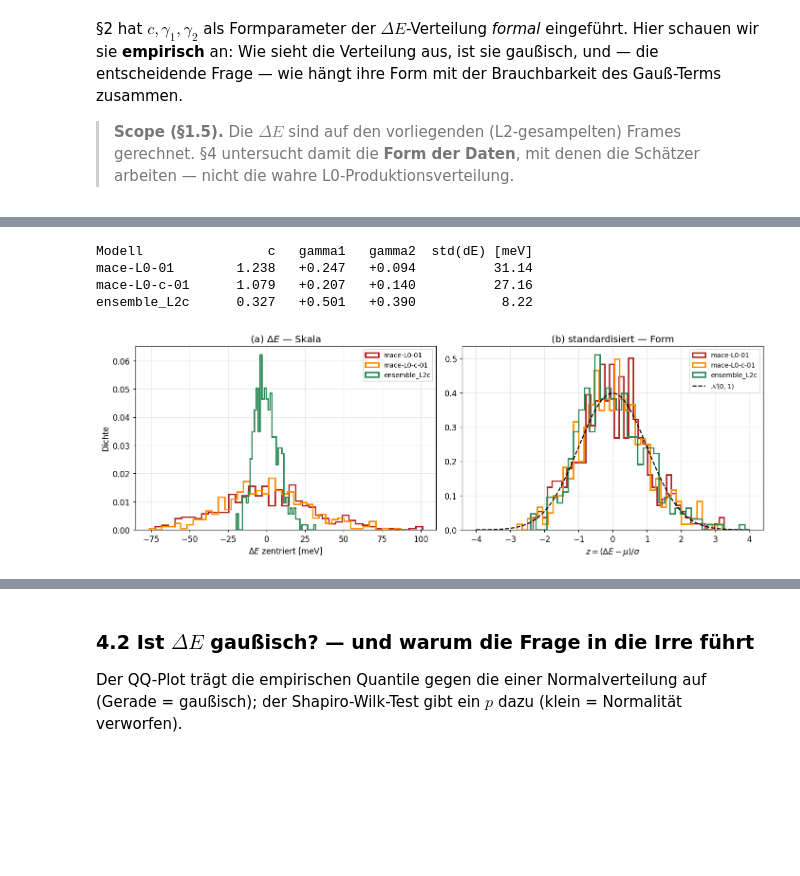
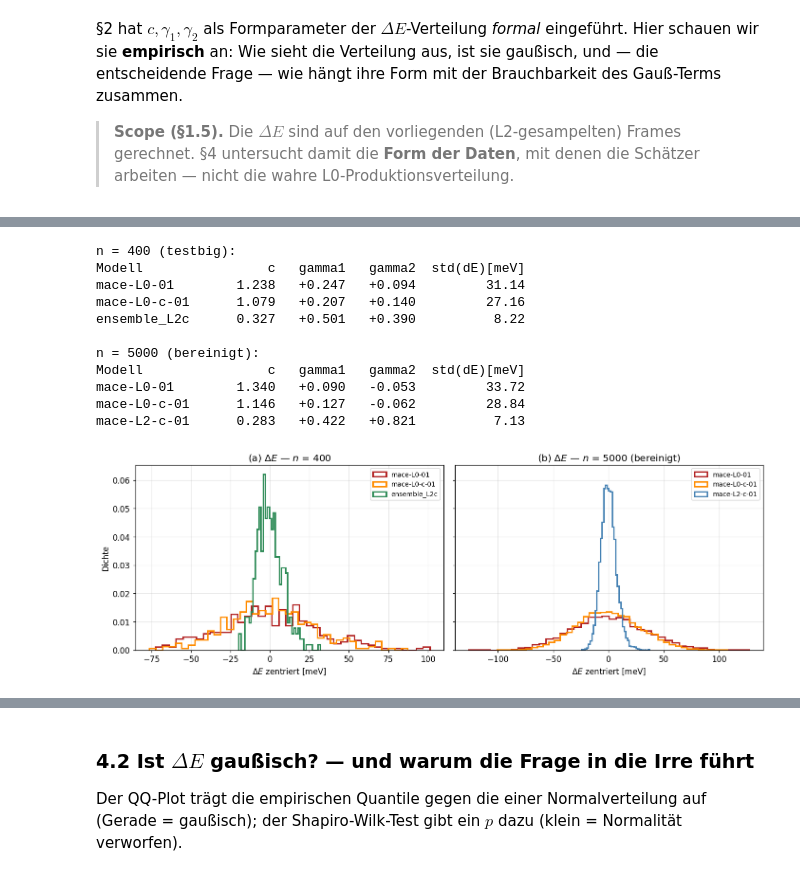
Before and after one commit to EmilOhligs/Kish_estimator, a Jupyter notebook: Results/UQ_L0/screening_methode.ipynb, the cells around one changed output, grey strips where cells are left out. Cells and saved outputs as stored; diff of their text form; code cells hidden in the pictures; blank space fills up the shorter version.

```diff
--- a/Results/UQ_L0/screening_methode.ipynb
+++ b/Results/UQ_L0/screening_methode.ipynb
@@ -261,3 +261,21 @@ ax.set_title("Reweighting-Gewichte: L0 entartet (breit), L2c gutartig (schmal)")
 ax.legend(); plt.tight_layout(); plt.show()
 # %% [output]
 [figure]
+# %%
+# dasselbe auf dem grossen Satz (n=5000, bereinigt) — SEPARATER Plot neben dem 400er
+show_full = {"mace-L0-01": "firebrick", "mace-L0-c-01": "darkorange",
+             "mace-L2-c-01": "steelblue"}
+fig, ax = plt.subplots(figsize=(8, 4.5))
+for m, col in show_full.items():
+    e_dft, e_mace = load_full(m)                     # bereinigt (ohne die 4 DFT-Artefakte)
+    w = reweighting_weights(e_dft, e_mace, beta); w = w / w.mean()
+    ne = effective_sample_size(w) / w.size
+    wn = w[w > 0]
+    bins = np.logspace(np.log10(wn.min()), np.log10(wn.max()), 40)
+    ax.hist(wn, bins=bins, density=True, histtype="step", lw=2, color=col,
+            label=f"{m}   $N_\\mathrm{{eff}}/n$ = {ne:.2f}")
+ax.axvline(1.0, color="k", ls=":", lw=1, label="$w=\\langle w\\rangle$")
+ax.set_xscale("log")
+ax.set_xlabel("$w_i / \\langle w\\rangle$"); ax.set_ylabel("Dichte")
+ax.set_title("Reweighting-Gewichte, $n$=5000 (bereinigt): L0 entartet, L2 gutartig")
+ax.legend(); plt.tight_layout(); plt.show()
@@ -772,30 +807,48 @@ Links die zentrierten $\Delta E$ (der Offset $\mu$ ist bedeutungslos, §2.2) —
 # %%
 import numpy as np
 import matplotlib.pyplot as plt
-from scipy.stats import norm
 
-SHOW = {"mace-L0-01": "firebrick", "mace-L0-c-01": "darkorange", "ensemble_L2c": "seagreen"}
+SHOW_400  = {"mace-L0-01": "firebrick", "mace-L0-c-01": "darkorange", "ensemble_L2c": "seagreen"}
+SHOW_5000 = {"mace-L0-01": "firebrick", "mace-L0-c-01": "darkorange", "mace-L2-c-01": "steelblue"}
+SHOW = SHOW_400          # Alias fuer die 400er-Folgeabschnitte (4.2, 4.3)
 
-fig, (a, b) = plt.subplots(1, 2, figsize=(13, 4.6))
-print(f"{'Modell':<15}{'c':>8}{'gamma1':>9}{'gamma2':>9}{'std(dE) [meV]':>15}")
-for m, col in SHOW.items():
-    e_dft, e_mace = load_energies(CACHE / MODELS[m]); dE = e_dft - e_mace
+def moments_row(m, dE):
     s = dE.std(ddof=1); u = dE - dE.mean()
     g1 = float((u**3).mean()/s**3); g2 = float((u**4).mean()/s**4 - 3)
-    print(f"{m:<15}{beta*s:>8.3f}{g1:>+9.3f}{g2:>+9.3f}{s*1000:>15.2f}")
+    print(f"{m:<15}{beta*s:>8.3f}{g1:>+9.3f}{g2:>+9.3f}{s*1000:>14.2f}")
+
+fig, (a, b) = plt.subplots(1, 2, figsize=(13, 4.6), sharey=True)
+
+print("n = 400 (testbig):")
+print(f"{'Modell':<15}{'c':>8}{'gamma1':>9}{'gamma2':>9}{'std(dE)[meV]':>14}")
+for m, col in SHOW_400.items():
+    e_dft, e_mace = load_energies(CACHE / MODELS[m]); dE = e_dft - e_mace
+    moments_row(m, dE)
     a.hist((dE-dE.mean())*1000, bins=40, density=True, histtype="step", lw=2, color=col, label=m)
-    b.hist((dE-dE.mean())/s, bins=40, density=True, histtype="step", lw=2, color=col, label=m)
-xs = np.linspace(-4, 4, 200)
-b.plot(xs, norm.pdf(xs), "k--", lw=1.5, label="$\\mathcal{N}(0,1)$")
+
+print("\nn = 5000 (bereinigt):")
+print(f"{'Modell':<15}{'c':>8}{'gamma1':>9}{'gamma2':>9}{'std(dE)[meV]':>14}")
+for m, col in SHOW_5000.items():
+    e_dft, e_mace = load_full(m); dE = e_dft - e_mace
+    moments_row(m, dE)
+    b.hist((dE-dE.mean())*1000, bins=40, density=True, histtype="step", lw=2, color=col, label=m)
+
 a.set_xlabel("$\\Delta E$ zentriert [meV]"); a.set_ylabel("Dichte")
-a.set_title("(a) $\\Delta E$ — Skala"); a.legend(fontsize=9); a.grid(alpha=0.3)
-b.set_xlabel("$z=(\\Delta E-\\mu)/\\sigma$"); b.set_title("(b) standardisiert — Form")
-b.legend(fontsize=9); b.grid(alpha=0.3)
+a.set_title("(a) $\\Delta E$ — $n$ = 400"); a.legend(fontsize=9); a.grid(alpha=0.3)
+b.set_xlabel("$\\Delta E$ zentriert [meV]")
+b.set_title("(b) $\\Delta E$ — $n$ = 5000 (bereinigt)"); b.legend(fontsize=9); b.grid(alpha=0.3)
 plt.tight_layout(); plt.show()
 # %% [output]
-Modell                c   gamma1   gamma2  std(dE) [meV]
-mace-L0-01        1.238   +0.247   +0.094          31.14
-mace-L0-c-01      1.079   +0.207   +0.140          27.16
-ensemble_L2c      0.327   +0.501   +0.390           8.22
+n = 400 (testbig):
+Modell                c   gamma1   gamma2  std(dE)[meV]
+mace-L0-01        1.238   +0.247   +0.094         31.14
+mace-L0-c-01      1.079   +0.207   +0.140         27.16
+ensemble_L2c      0.327   +0.501   +0.390          8.22
+
+n = 5000 (bereinigt):
+Modell                c   gamma1   gamma2  std(dE)[meV]
+mace-L0-01        1.340   +0.090   -0.053         33.72
+mace-L0-c-01      1.146   +0.127   -0.062         28.84
+mace-L2-c-01      0.283   +0.422   +0.821          7.13
-[figure, old version]
+[figure, new version]
 # %% [markdown]
```
Also changed, not shown: parts of 16 cells of this notebook, 3 other files.
